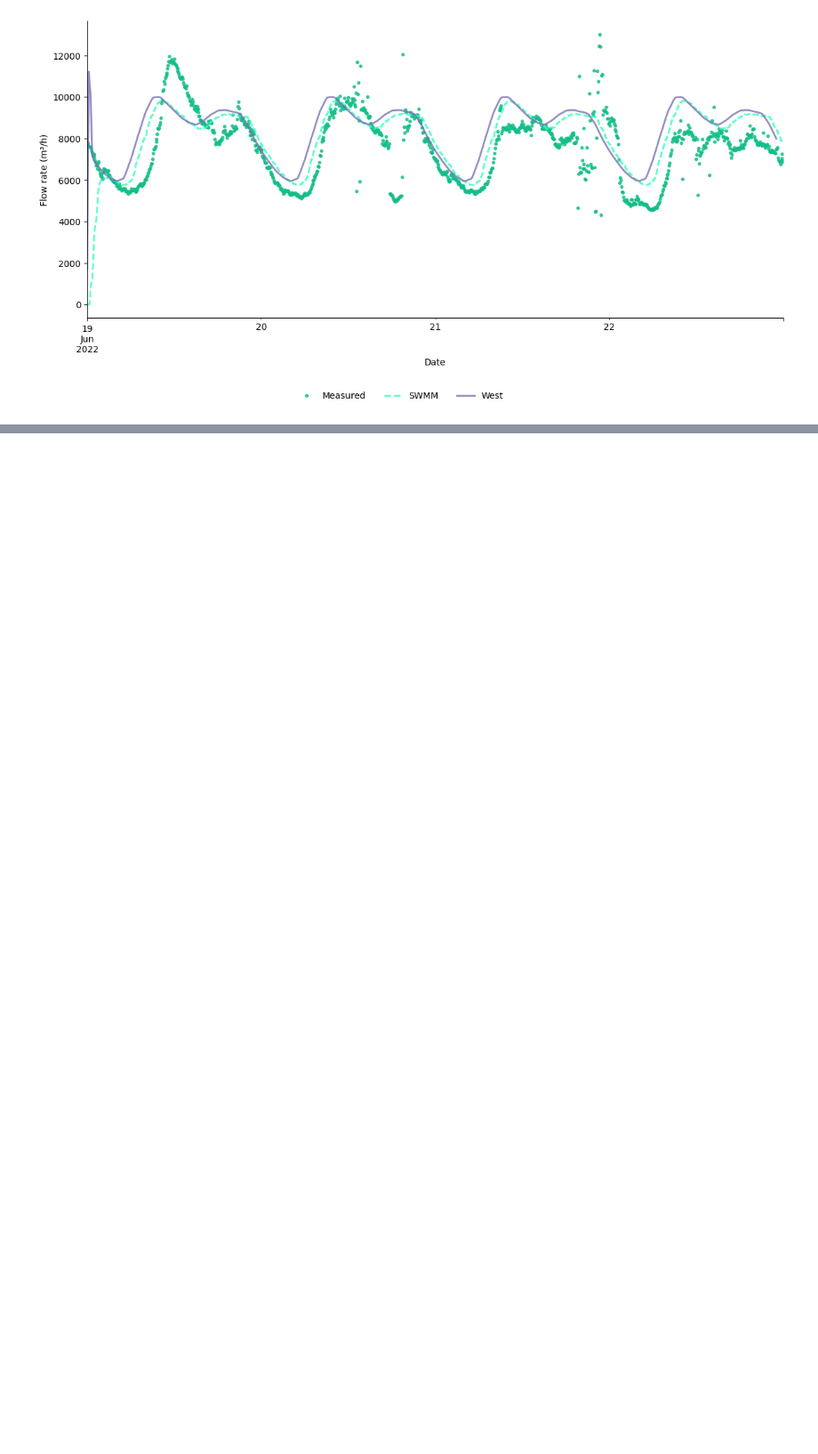
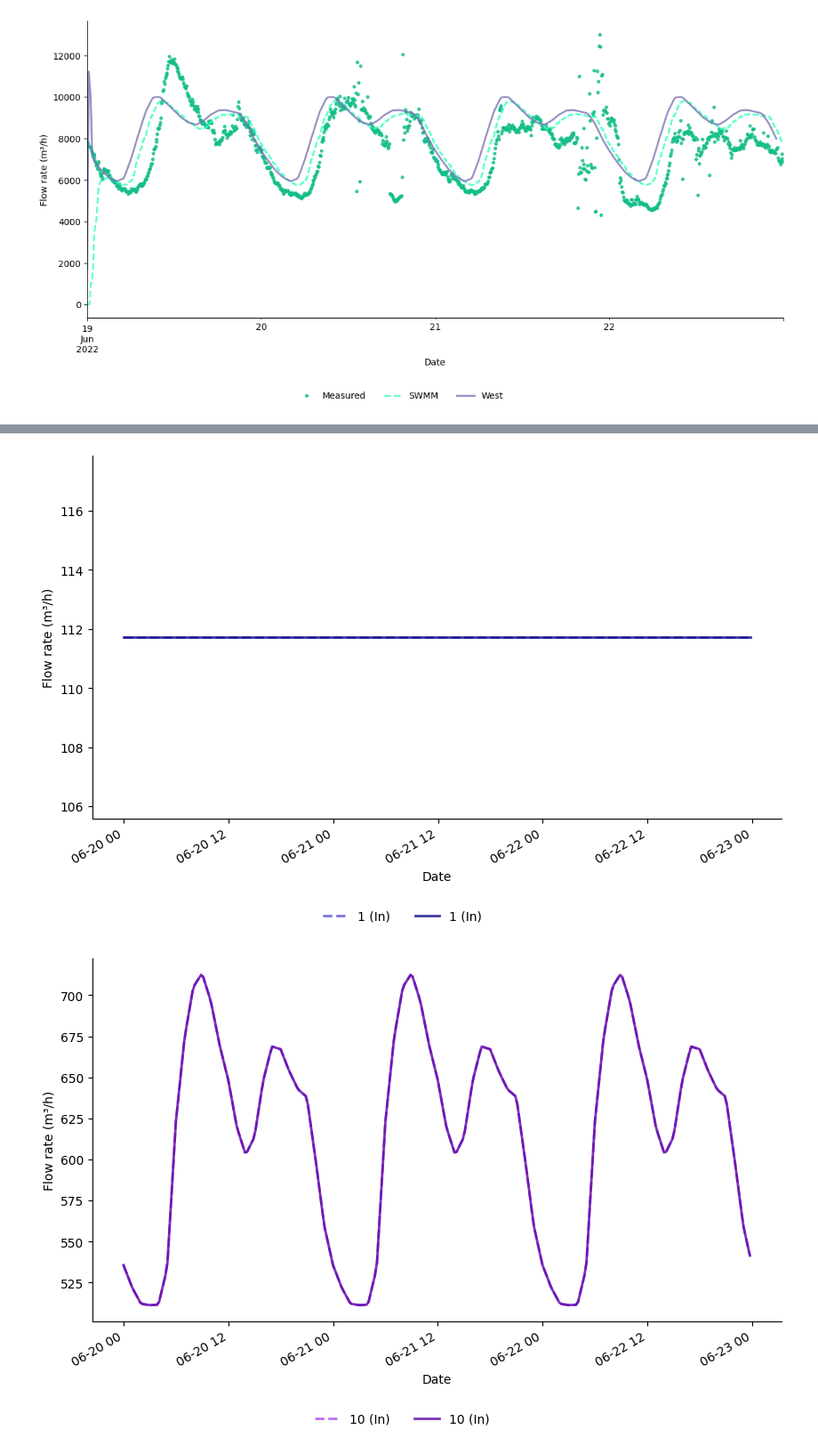
Before and after one commit to lunicirus/SWMMtoWEST, a Jupyter notebook: graphs/01-GraphFlows.ipynb, the cells around one changed output, grey strips where cells are left out. Shown at 89% size. Saved outputs shown, nothing was run; the diff lists cells and outputs as text; code cells hidden in the pictures; blank space fills up the shorter version.

```diff
--- a/graphs/01-GraphFlows.ipynb
+++ b/graphs/01-GraphFlows.ipynb
@@ -223,0 +191,31 @@ KeyError: 'a'
+# %%
+startDate2 = pd.to_datetime("2022-06-20 00:00:00")
+
+dfWEST_FLOW = dfWEST_FLOW[(dfWEST_FLOW.index >= startDate2)]
+dfWEST_TSS = dfWEST_TSS[(dfWEST_TSS.index >= startDate2)]
+dfWEST_FLow10 = dfWEST_FLow10[(dfWEST_FLow10.index >= startDate2)]
+dfWEST_TSS10 = dfWEST_TSS10[(dfWEST_TSS10.index >= startDate2)]
+# %%
+WESTToSWMMCOLS157=[['1 (In)', 'UNI_5277'],
+                   ['10 (In)', 'UNI_602607'],
+                   ['28 (In)', 'UNI_18251'],
+                   ['34 (In)', 'U002_Pompe_IREU'],
+                   ['35 (In)', 'DOM_1640876'],
+                   ['36 (In)', 'R006023'],
+                   ['180 (In)', 'E-12-26'],
+                   ['192 (In)', 'E-12']]
+#Agregar Well 16 y well 7
+
+WESTToWESTCOLSLIM10=[['1 (In)', '1 (In)'],
+                   ['10 (In)', '10 (In)'],
+                   ['20 (In)', '28 (In)'],
+                   ['26 (In)', '34 (In)'],
+                   ['27 (In)', '35 (In)'],
+                   #['28 (In)', '179 (In)'],
+                   ['38 (In)', '191 (In)'],
+                   ['48 (In)', '192 (Out)']]
+# %%
+gf.plotVariousComparisons(WESTToWESTCOLSLIM10,dfWEST_FLow10,dfWEST_FLOW,"../02-Output/01-Graphs/","Flow rate (m³/h)")
+# %% [output]
+[figure, added]
+[figure, added]
```
Also changed, not shown: parts of 21 cells of this notebook, 1 other file.
